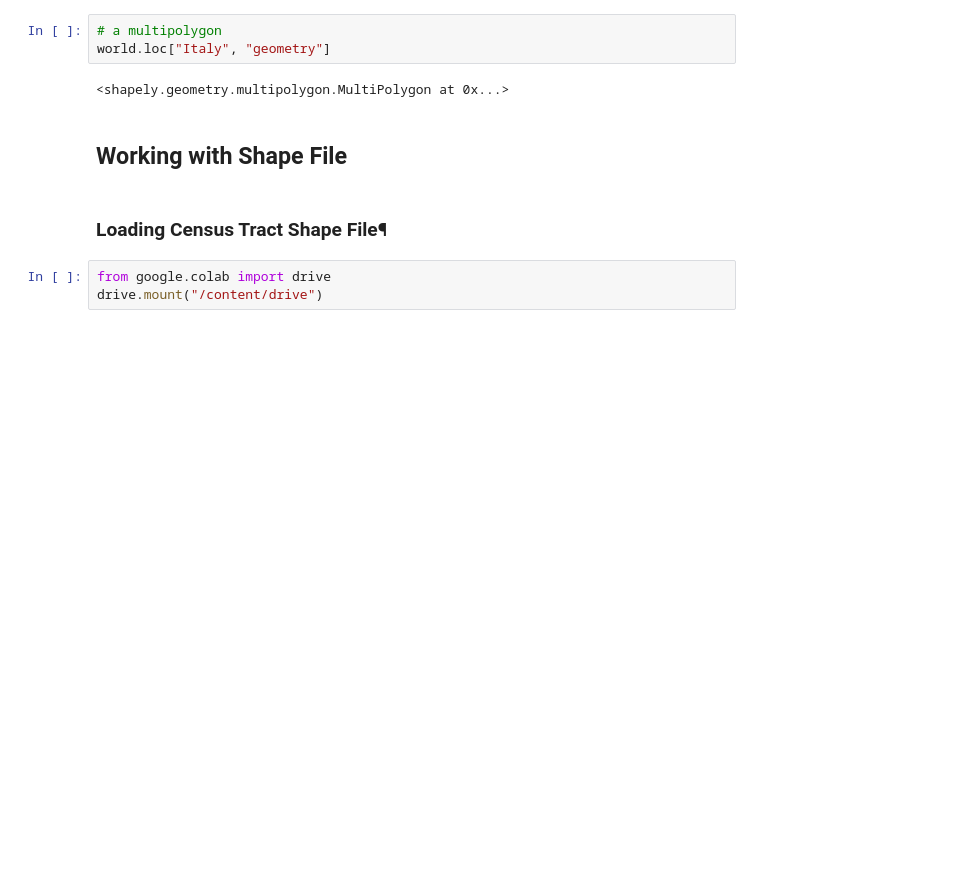
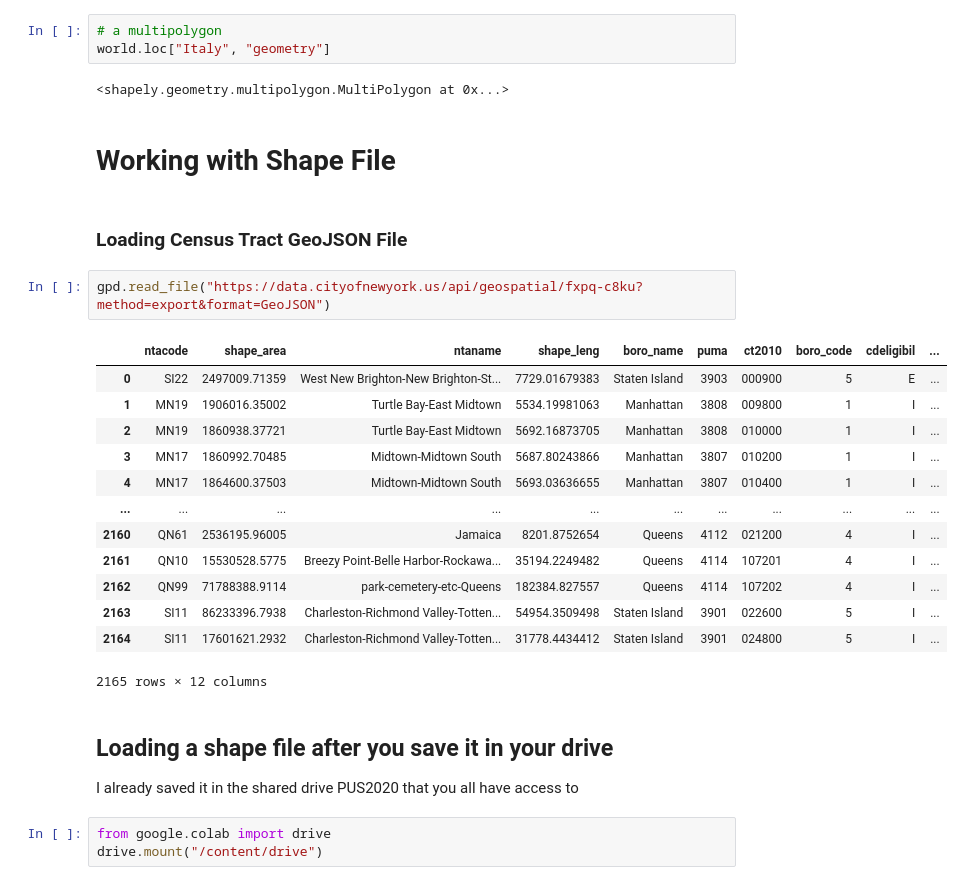
Before and after one commit to fedhere/PUS2020_FBianco, a Jupyter notebook: classdemo/GeospatialAnalysis_CitiBike.ipynb, the cells around one changed output. Saved outputs shown, nothing was run; the diff lists cells and outputs as text; blank space fills up the shorter version.

```diff
--- a/classdemo/GeospatialAnalysis_CitiBike.ipynb
+++ b/classdemo/GeospatialAnalysis_CitiBike.ipynb
@@ -118,9 +116,28 @@ world.loc["Italy", "geometry"]
 # %% [output]
 <shapely.geometry.multipolygon.MultiPolygon at 0x...>
 # %% [markdown]
-## Working with Shape File
+# Working with Shape File
 # %% [markdown]
-### Loading Census Tract Shape File¶
+### Loading Census Tract GeoJSON File
+# %%
+gpd.read_file("https://data.cityofnewyork.us/api/geospatial/fxpq-c8ku?method=export&format=GeoJSON")
+# %% [output]
+|  | ntacode | shape_area | ntaname | shape_leng | boro_name | puma | ct2010 | boro_code | cdeligibil | ... |
+| 0 | SI22 | 2497009.71359 | West New Brighton-New Brighton-St... | 7729.01679383 | Staten Island | 3903 | 000900 | 5 | E | ... |
+| 1 | MN19 | 1906016.35002 | Turtle Bay-East Midtown | 5534.19981063 | Manhattan | 3808 | 009800 | 1 | I | ... |
+| 2 | MN19 | 1860938.37721 | Turtle Bay-East Midtown | 5692.16873705 | Manhattan | 3808 | 010000 | 1 | I | ... |
+| 3 | MN17 | 1860992.70485 | Midtown-Midtown South | 5687.80243866 | Manhattan | 3807 | 010200 | 1 | I | ... |
+| 4 | MN17 | 1864600.37503 | Midtown-Midtown South | 5693.03636655 | Manhattan | 3807 | 010400 | 1 | I | ... |
+| ... | ... | ... | ... | ... | ... | ... | ... | ... | ... | ... |
+| 2160 | QN61 | 2536195.96005 | Jamaica | 8201.8752654 | Queens | 4112 | 021200 | 4 | I | ... |
+| 2161 | QN10 | 15530528.5775 | Breezy Point-Belle Harbor-Rockawa... | 35194.2249482 | Queens | 4114 | 107201 | 4 | I | ... |
+| 2162 | QN99 | 71788388.9114 | park-cemetery-etc-Queens | 182384.827557 | Queens | 4114 | 107202 | 4 | I | ... |
+| 2163 | SI11 | 86233396.7938 | Charleston-Richmond Valley-Totten... | 54954.3509498 | Staten Island | 3901 | 022600 | 5 | I | ... |
+| 2164 | SI11 | 17601621.2932 | Charleston-Richmond Valley-Totten... | 31778.4434412 | Staten Island | 3901 | 024800 | 5 | I | ... |
+2165 rows × 12 columns
+# %% [markdown]
+## Loading a shape file after you save it in your drive
+I already saved it in the shared drive PUS2020 that you all have access to
 # %%
 from google.colab import drive
 drive.mount("/content/drive")
```
Also changed, not shown: parts of 38 cells of this notebook.
